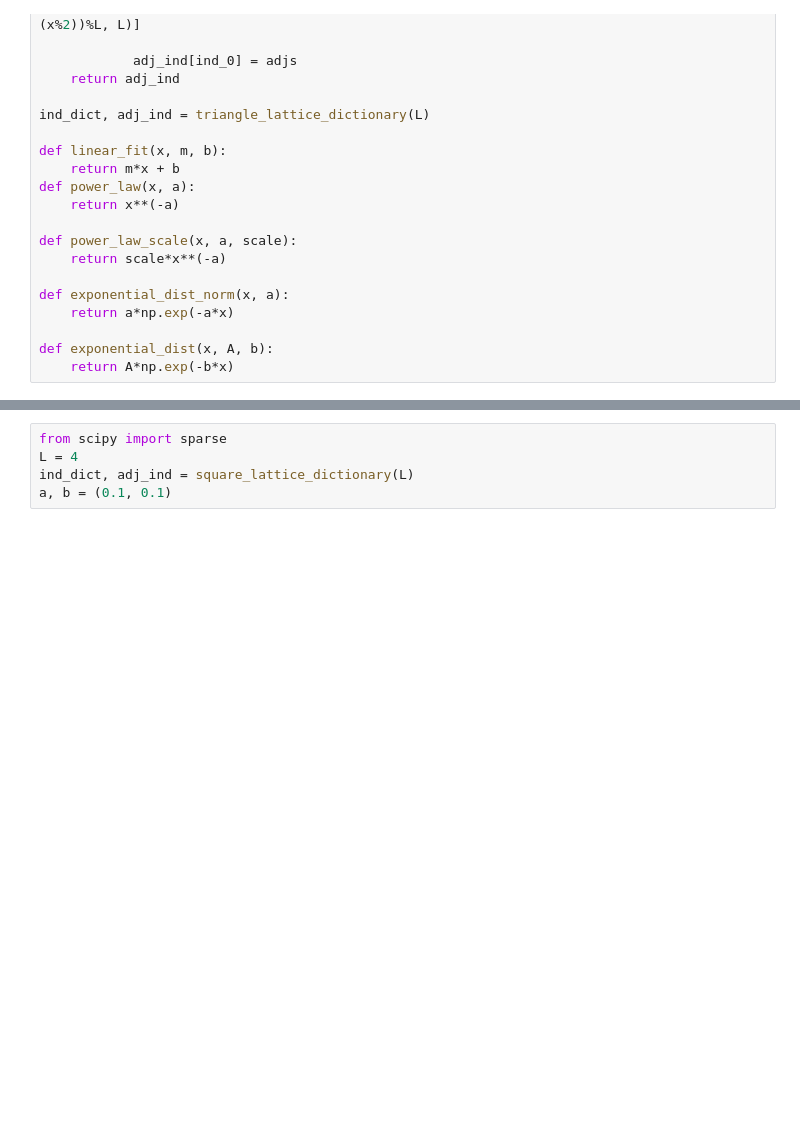
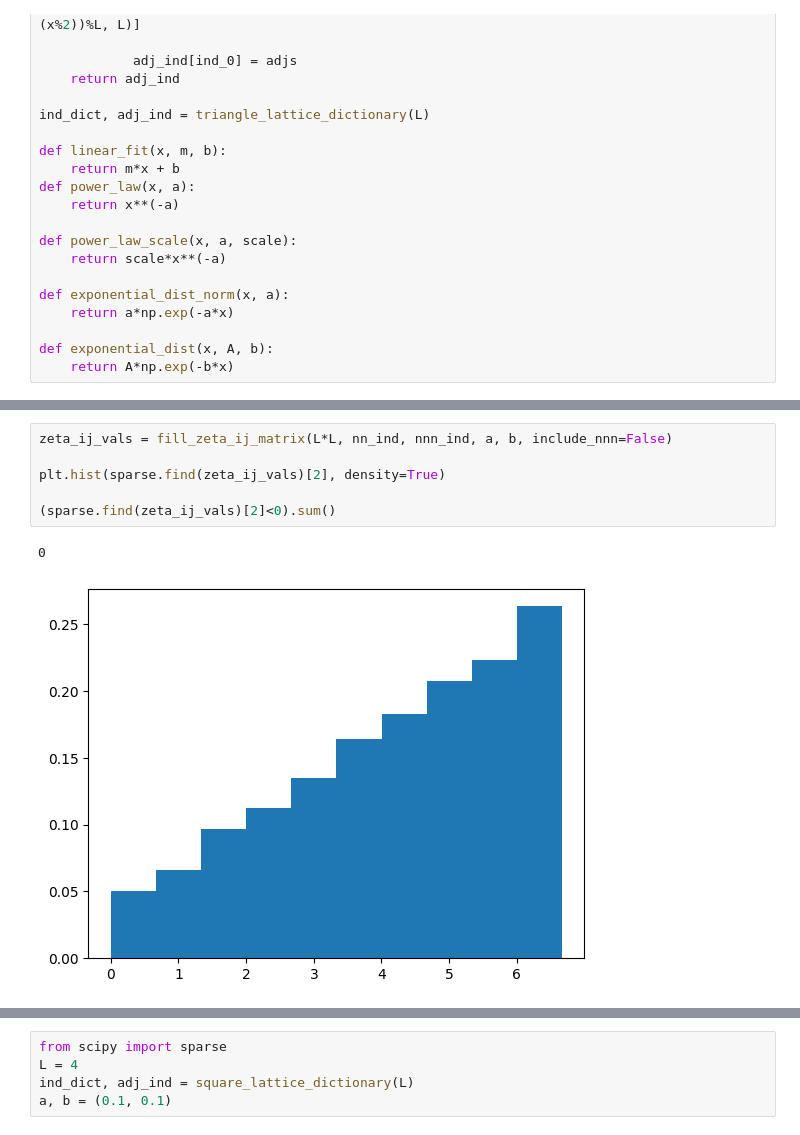
Before and after one commit to tsgaurav/Ising_RSRG, a Jupyter notebook: ipynb_notebooks/Log_Ising_Decimation_2D.ipynb, the cells around one changed output, grey strips where cells are left out. Drawn from its saved outputs; the diff is of its cells as text; blank space fills up the shorter version.

```diff
--- a/ipynb_notebooks/Log_Ising_Decimation_2D.ipynb
+++ b/ipynb_notebooks/Log_Ising_Decimation_2D.ipynb
@@ -158 +190,10 @@ plt.plot(x, np.array(linDist(x, a, b)))
+# %%
+zeta_ij_vals = fill_zeta_ij_matrix(L*L, nn_ind, nnn_ind, a, b, include_nnn=False)
+
+plt.hist(sparse.find(zeta_ij_vals)[2], density=True)
+
+(sparse.find(zeta_ij_vals)[2]<0).sum()
+# %% [output]
+0
+[figure, added]
 # %%
```
Also changed, not shown: parts of 9 cells of this notebook, 6 other files.
